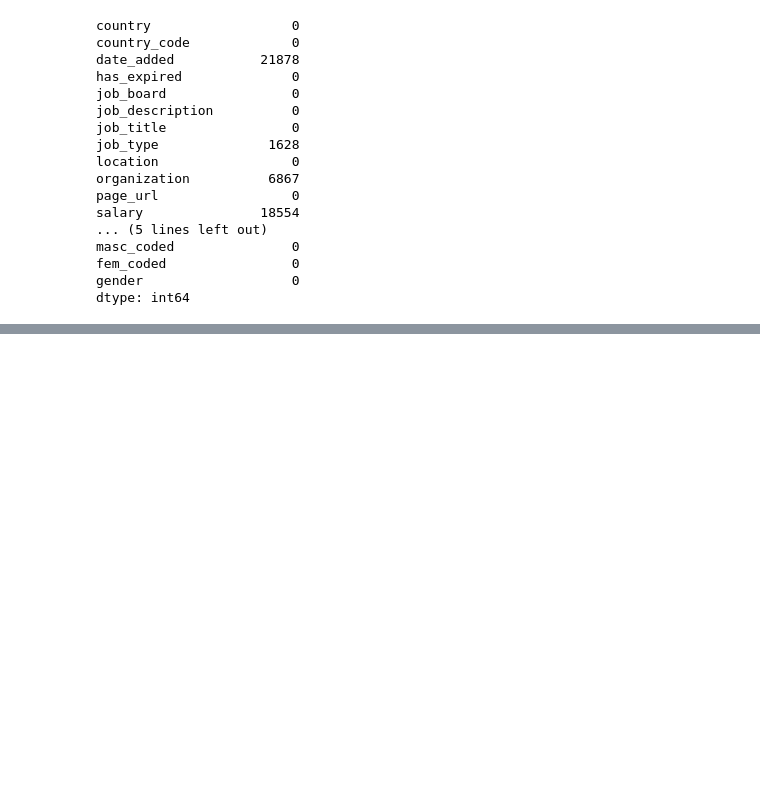
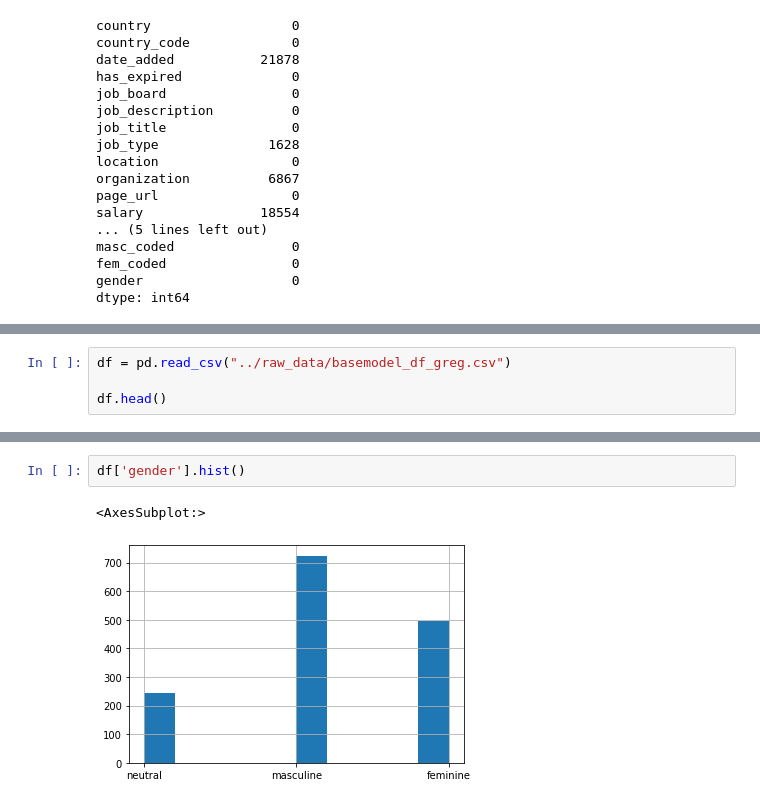
Before and after one commit to reneSalmon/fairjobs, a Jupyter notebook: notebooks/basemodel.ipynb, the cells around one changed output, grey strips where cells are left out. Drawn from its saved outputs; the diff is of its cells as text; blank space fills up the shorter version.

```diff
--- a/notebooks/basemodel.ipynb
+++ b/notebooks/basemodel.ipynb
@@ -472,0 +541,4 @@ df
+# %%
+df = pd.read_csv("../raw_data/basemodel_df_greg.csv")
+
+df.head()
@@ -472,0 +552,5 @@ df
+# %%
+df['gender'].hist()
+# %% [output]
+<AxesSubplot:>
+[figure, added]
```
Also changed, not shown: parts of 19 cells of this notebook, 1 other file.
